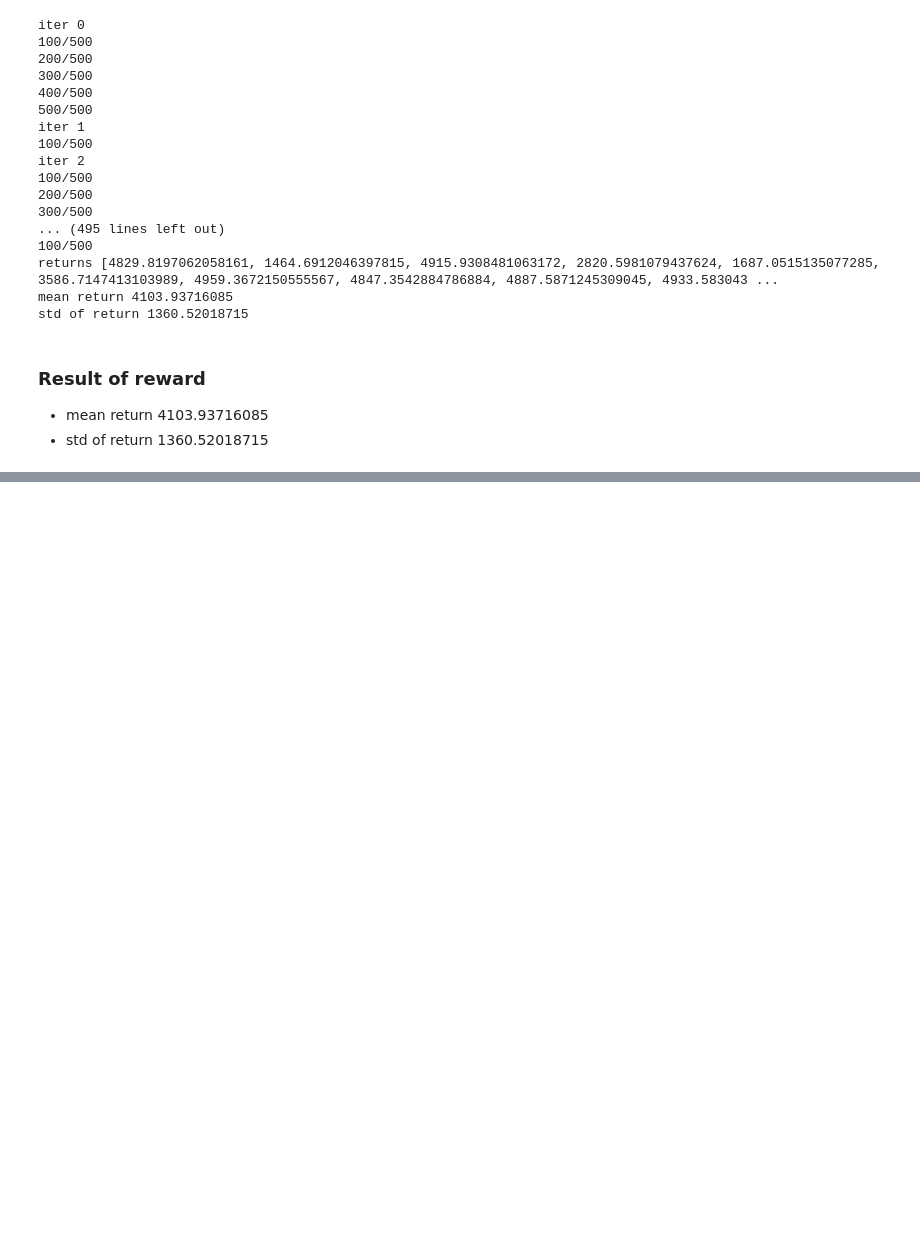
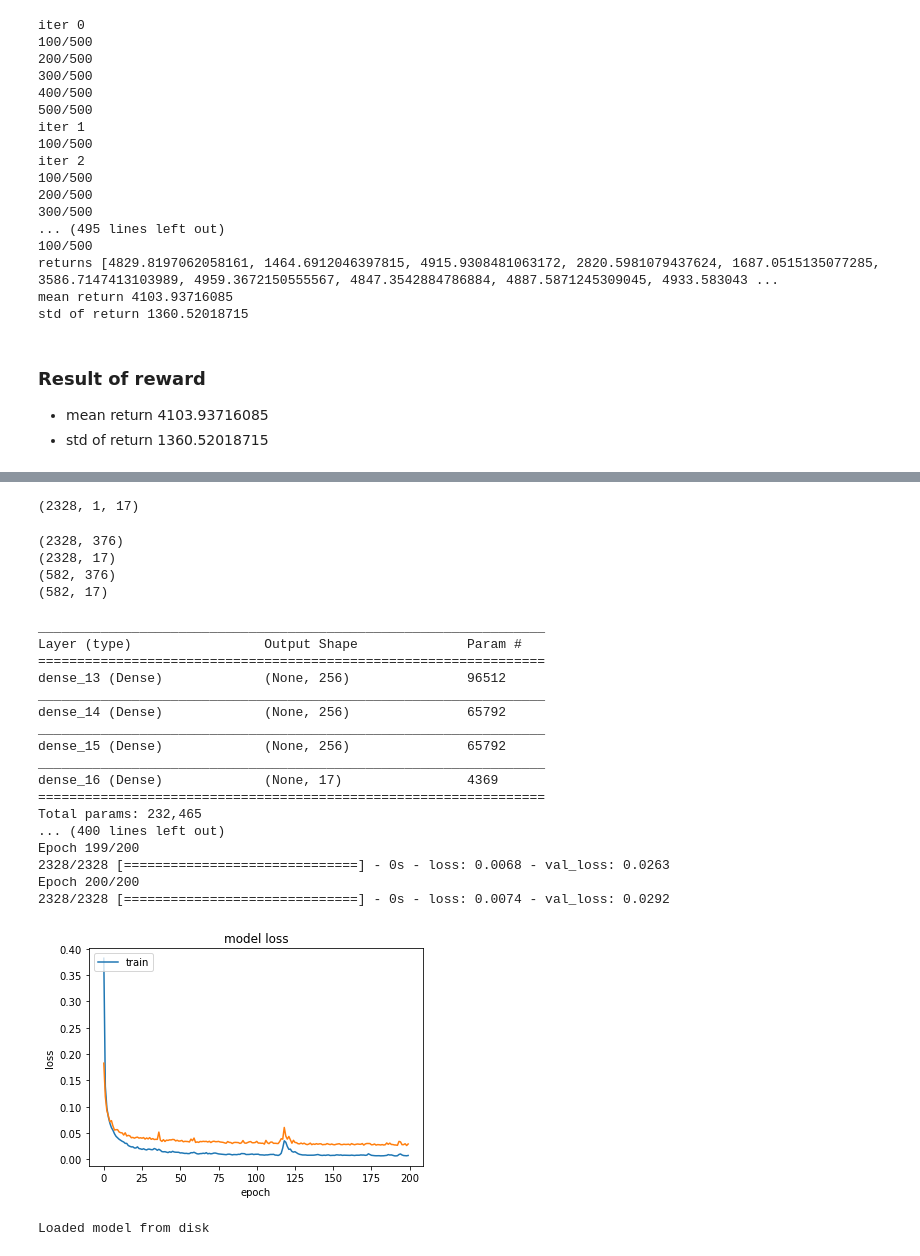
Before and after one commit to kin-cs/deep_RL_UCBL_HWs, a Jupyter notebook: hw1/hw_1_notebook.ipynb, the cells around one changed output, grey strips where cells are left out. Drawn from its saved outputs; the diff is of its cells as text; code cells hidden in the pictures; blank space fills up the shorter version.

Commit message:
add DAgger

```diff
--- a/hw1/hw_1_notebook.ipynb
+++ b/hw1/hw_1_notebook.ipynb
@@ -299,0 +356,68 @@ std of return 1360.52018715
+# %%
+split_val = int(len(DAgger_obs) * .8)
+# %%
+x_train = DAgger_obs[:split_val]
+y_train = DAgger_act[:split_val]
+x_val = DAgger_obs[split_val:]
+y_val = DAgger_act[split_val:]
+# %%
+y_train.shape
+# %% [output]
+(2328, 1, 17)
+# %%
+y_train = y_train.reshape(y_train.shape[0], y_train.shape[2])
+y_val = y_val.reshape(y_val.shape[0], y_val.shape[2])
+# %%
+print(x_train.shape)
+print(y_train.shape)
+print(x_val.shape)
+print(y_val.shape)
+# %% [output]
+(2328, 376)
+(2328, 17)
+(582, 376)
+(582, 17)
+# %%
+# construct the callback
+filepath="data/best_epoch_DAgger.hdf5"
+checkpoint = ModelCheckpoint(filepath, monitor='val_loss', verbose=1, save_best_only=True, mode='min')
+callbacks_list = [checkpoint]
+# %%
+## Start Training with new DAgger Data
+model.summary()
+history_w_model = model.fit(x_train, y_train, callbacks=callbacks_list, epochs=num_epochs, batch_size=64, validation_data=(x_val, y_val))
+
+plt.plot(history_w_model.history['loss'], label='loss')
+plt.title('model loss')
+plt.ylabel('loss')
+plt.xlabel('epoch')
+plt.legend(['train', 'test'], loc='upper left')
+plt.plot(history_w_model.history['val_loss'], label='Val_loss')
+plt.show()
+# %% [output]
+_________________________________________________________________
+Layer (type)                 Output Shape              Param #
+=================================================================
+dense_13 (Dense)             (None, 256)               96512
+_________________________________________________________________
+dense_14 (Dense)             (None, 256)               65792
+_________________________________________________________________
+dense_15 (Dense)             (None, 256)               65792
+_________________________________________________________________
+dense_16 (Dense)             (None, 17)                4369
+=================================================================
+Total params: 232,465
+... (400 lines left out)
+Epoch 199/200
+2328/2328 [==============================] - 0s - loss: 0.0068 - val_loss: 0.0263
+Epoch 200/200
+2328/2328 [==============================] - 0s - loss: 0.0074 - val_loss: 0.0292
+[figure, added]
+# %%
+# load weights into the model
+model.load_weights("data/best_epoch_DAgger.hdf5")
+print("Loaded model from disk")
+
+model.compile(loss='mean_squared_error', optimizer='adam')
+# %% [output]
+Loaded model from disk
```
Also changed, not shown: parts of 9 cells of this notebook.
